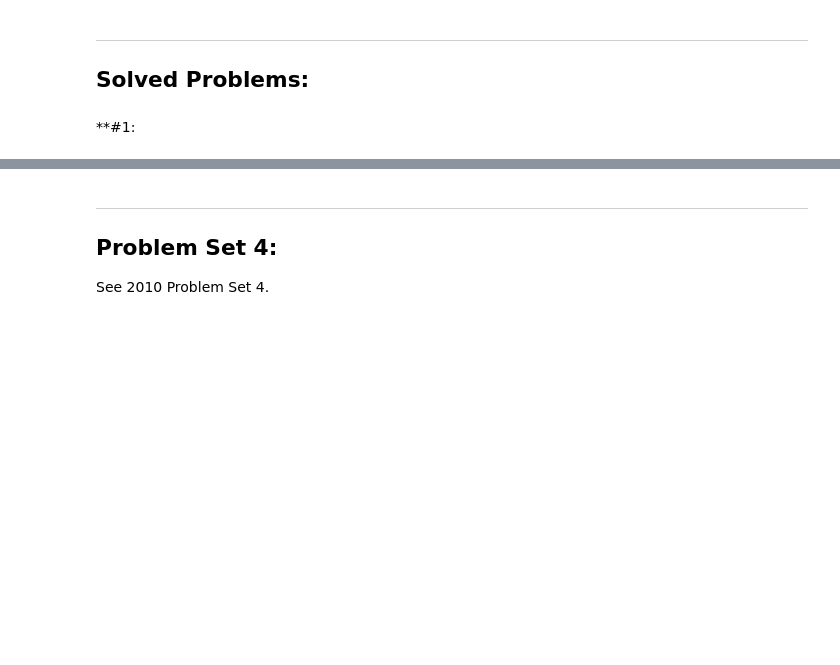
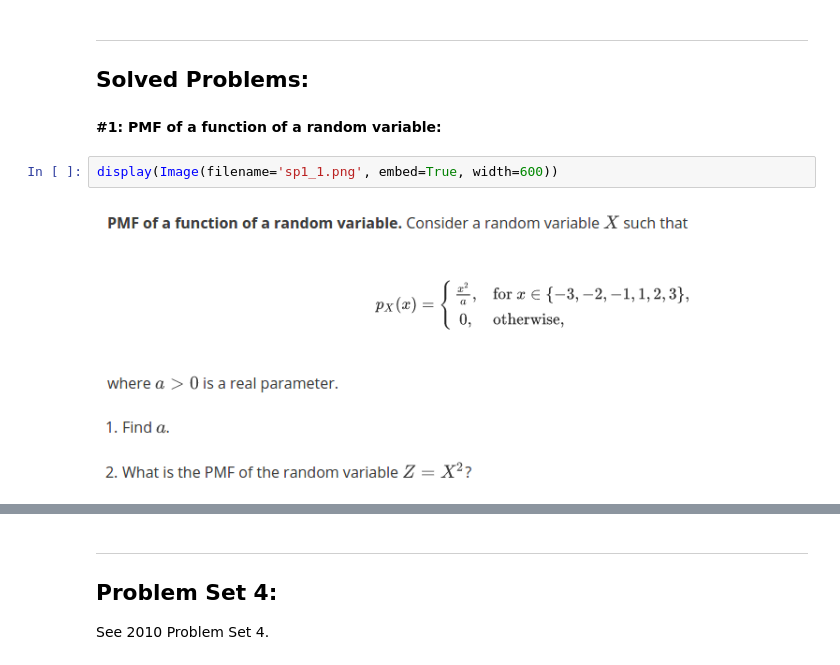
Before and after one commit to robinovitch61/edX_6.041x_Probability, a Jupyter notebook: Course_Notes/Unit_04_Discrete_Random_Variables/Unit_04.ipynb, the cells around one changed output, grey strips where cells are left out. Cells and saved outputs as stored; diff of their text form; blank space fills up the shorter version.

```diff
--- a/Course_Notes/Unit_04_Discrete_Random_Variables/Unit_04.ipynb
+++ b/Course_Notes/Unit_04_Discrete_Random_Variables/Unit_04.ipynb
@@ -410,5 +410,9 @@ Currently unavailable in archived course.
 # %% [markdown]
 ***
 ## Solved Problems:
-# %% [markdown]
-**#1:
+# %% [markdown]
+**#1: PMF of a function of a random variable:**
+# %%
+display(Image(filename='sp1_1.png', embed=True, width=600))
+# %% [output]
+[figure, added]
```
Also changed, not shown: parts of 10 cells of this notebook, 6 other files.
